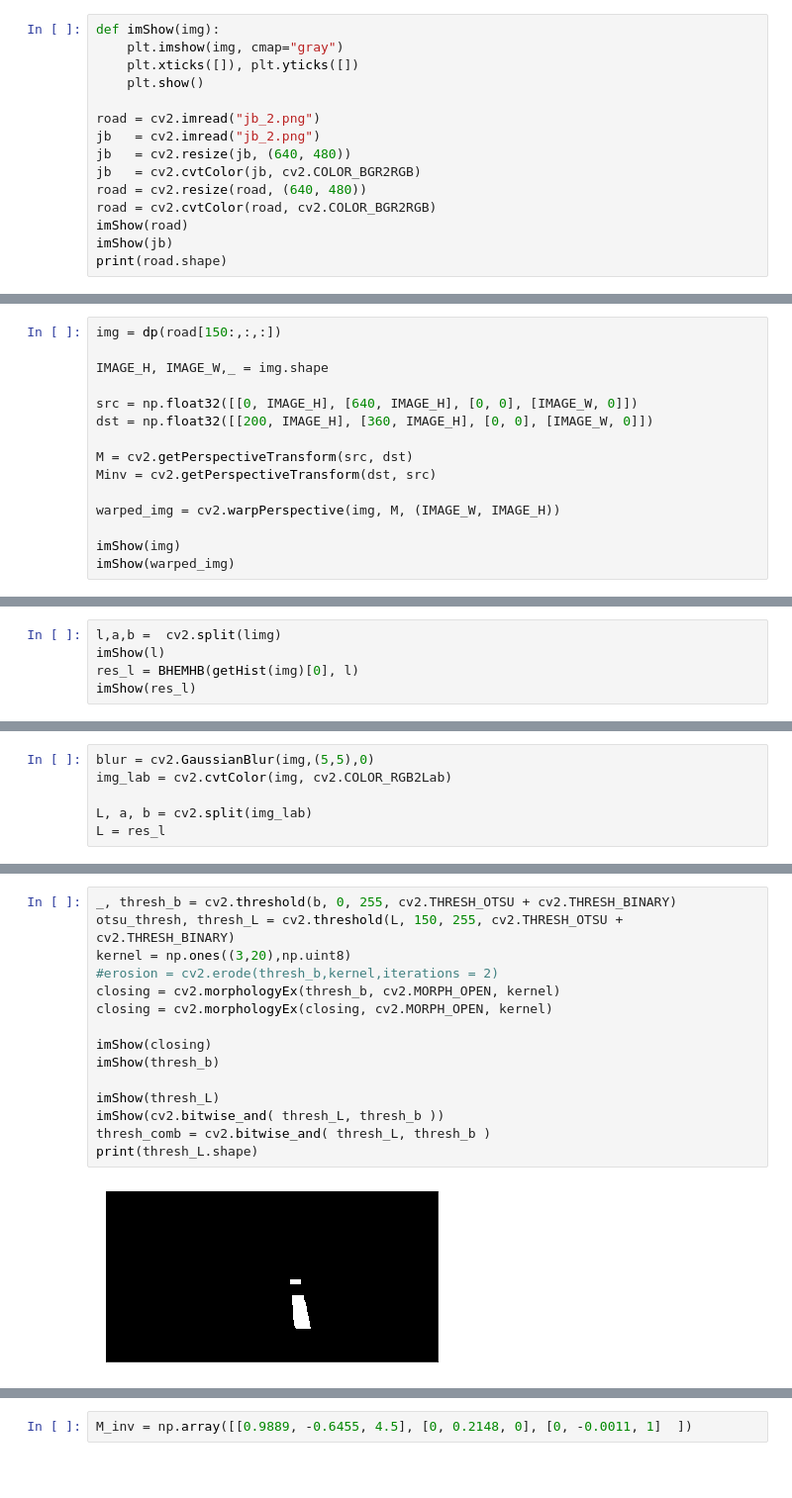
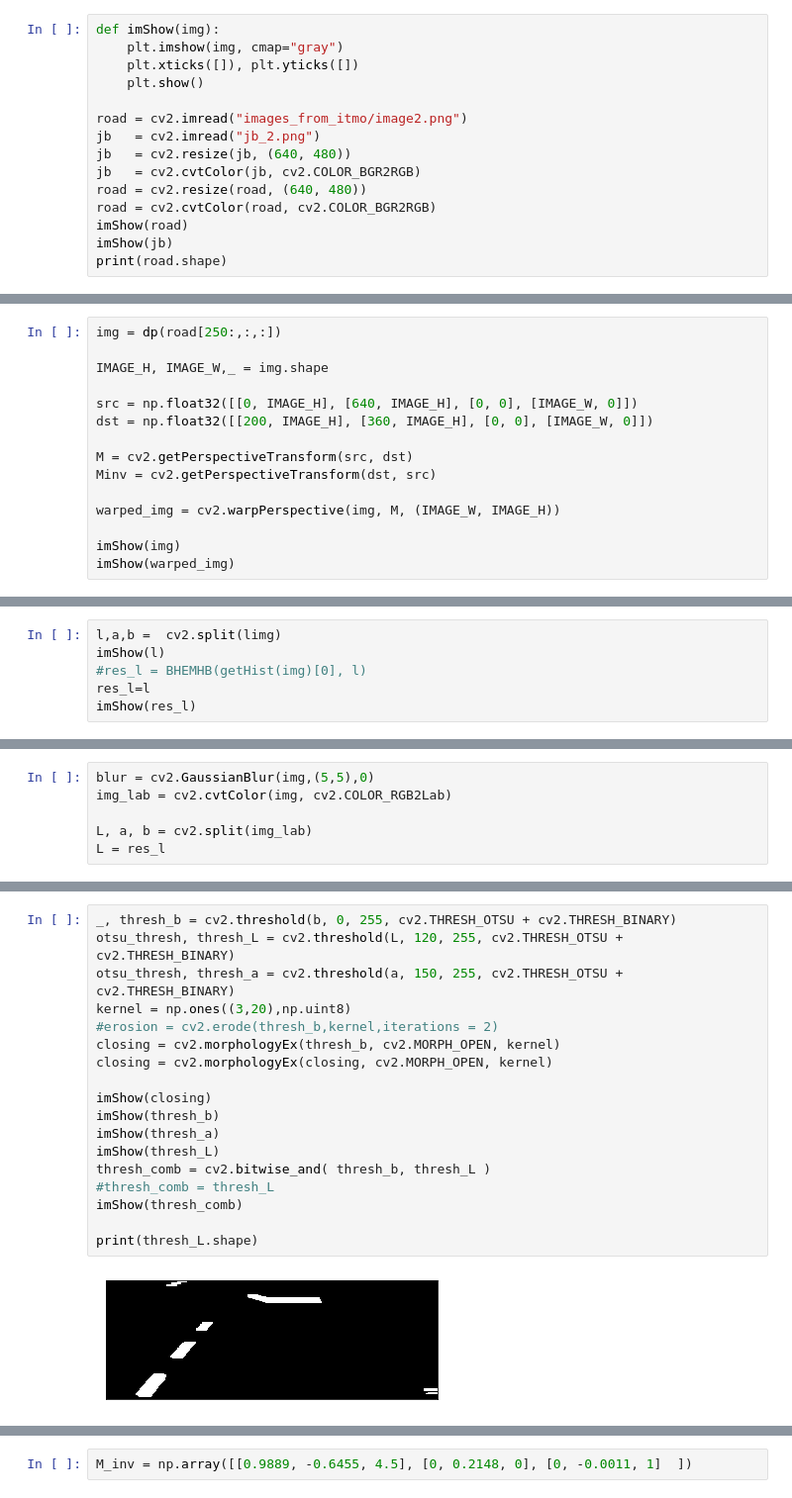
Before and after one commit to Laboratory-of-Embodied-Intelligence/line-detector, a Jupyter notebook: jupyter/main.ipynb, the cells around one changed output, grey strips where cells are left out. Shown at 99% size. Drawn from its saved outputs; the diff is of its cells as text; blank space fills up the shorter version.

```diff
--- a/jupyter/main.ipynb
+++ b/jupyter/main.ipynb
@@ -11,7 +11,7 @@ def imShow(img):
     plt.xticks([]), plt.yticks([])
     plt.show()
 
-road = cv2.imread("jb_2.png")
+road = cv2.imread("images_from_itmo/image2.png")
 jb   = cv2.imread("jb_2.png")
 jb   = cv2.resize(jb, (640, 480))
 jb   = cv2.cvtColor(jb, cv2.COLOR_BGR2RGB)
@@ -54,5 +54,5 @@ print(out.shape)
 # %%
-img = dp(road[150:,:,:])
+img = dp(road[250:,:,:])
 
 IMAGE_H, IMAGE_W,_ = img.shape
 
@@ -138,6 +138,7 @@ def BHEMHB(hist, img):
 # %%
 l,a,b =  cv2.split(limg)
 imShow(l)
-res_l = BHEMHB(getHist(img)[0], l)
+#res_l = BHEMHB(getHist(img)[0], l)
+res_l=l
 imShow(res_l)
 # %% [output]
@@ -166,17 +171,20 @@ imShow(b)
 # %%
 _, thresh_b = cv2.threshold(b, 0, 255, cv2.THRESH_OTSU + cv2.THRESH_BINARY)
-otsu_thresh, thresh_L = cv2.threshold(L, 150, 255, cv2.THRESH_OTSU + cv2.THRESH_BINARY)
+otsu_thresh, thresh_L = cv2.threshold(L, 120, 255, cv2.THRESH_OTSU + cv2.THRESH_BINARY)
+otsu_thresh, thresh_a = cv2.threshold(a, 150, 255, cv2.THRESH_OTSU + cv2.THRESH_BINARY)
 kernel = np.ones((3,20),np.uint8)
 #erosion = cv2.erode(thresh_b,kernel,iterations = 2)
 closing = cv2.morphologyEx(thresh_b, cv2.MORPH_OPEN, kernel)
 closing = cv2.morphologyEx(closing, cv2.MORPH_OPEN, kernel)
 
 imShow(closing)
 imShow(thresh_b)
+imShow(thresh_a)
+imShow(thresh_L)
+thresh_comb = cv2.bitwise_and( thresh_b, thresh_L )
+#thresh_comb = thresh_L
+imShow(thresh_comb)
 
-imShow(thresh_L)
-imShow(cv2.bitwise_and( thresh_L, thresh_b ))
-thresh_comb = cv2.bitwise_and( thresh_L, thresh_b )
 print(thresh_L.shape)
 # %% [output]
-[figure, old version]
+[figure, new version]
```
Also changed, not shown: parts of 23 cells of this notebook.
